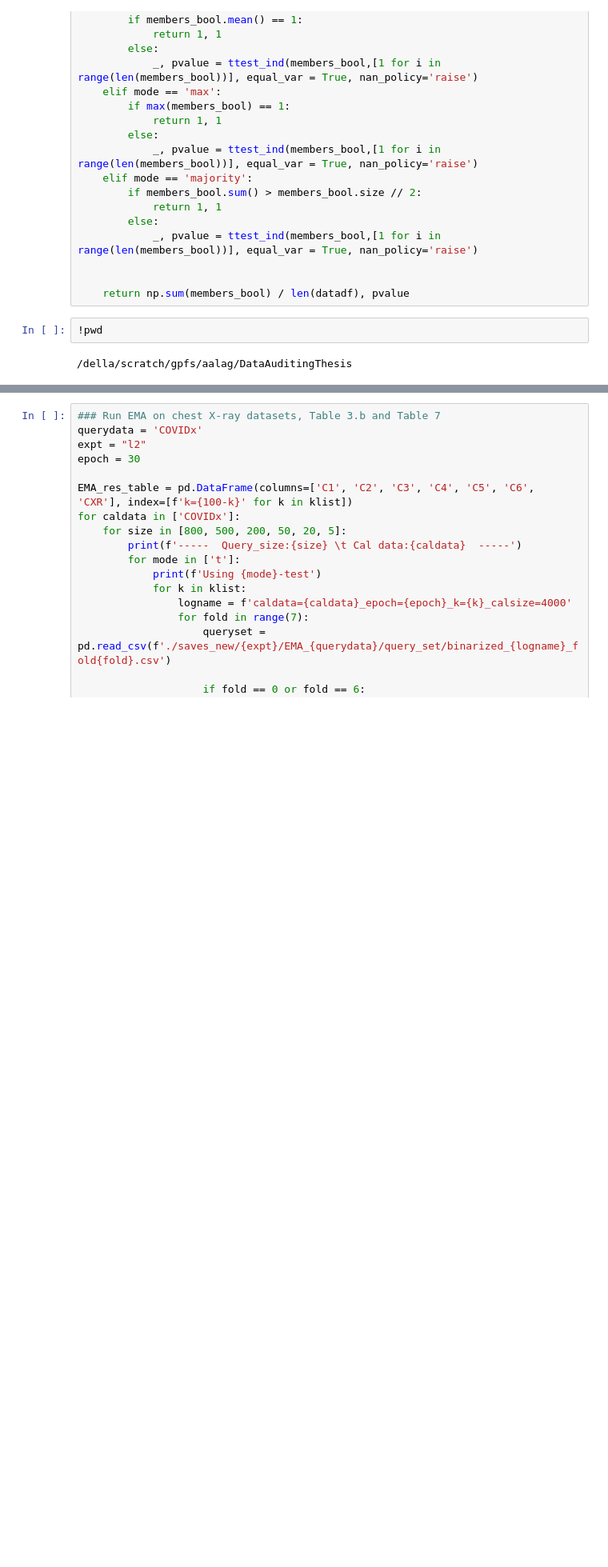
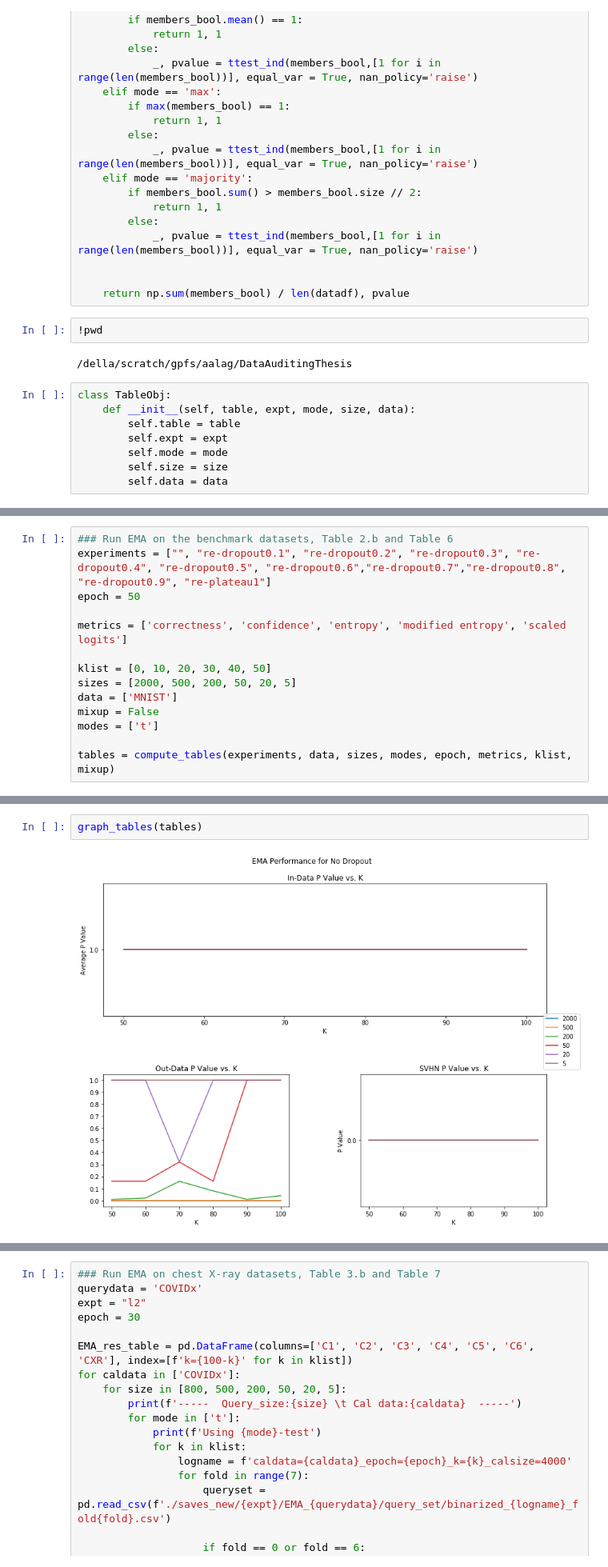
Before and after one commit to ayush-alag/DataAuditing, a Jupyter notebook: aggregate_result.ipynb, the cells around one changed output, grey strips where cells are left out. Shown at 80% size. Cells and saved outputs as stored; diff of their text form; blank space fills up the shorter version.

Commit message:
lots of python infra + dropout + plateau

```diff
--- a/aggregate_result.ipynb
+++ b/aggregate_result.ipynb
@@ -58,4 +40,12 @@ def get_member_ratio(datadf, metrics, thre_cnt=1, skip=[], mode='ks'):
 !pwd
 # %% [output]
 /della/scratch/gpfs/aalag/DataAuditingThesis
+# %%
+class TableObj:
+    def __init__(self, table, expt, mode, size, data):
+        self.table = table
+        self.expt = expt
+        self.mode = mode
+        self.size = size
+        self.data = data
 # %%
@@ -113,0 +85,14 @@ FileNotFoundError: [Errno 2] File b'./saves_new/dropout0.1/EMA_MNIST/query_set/b
+# %%
+### Run EMA on the benchmark datasets, Table 2.b and Table 6
+experiments = ["", "re-dropout0.1", "re-dropout0.2", "re-dropout0.3", "re-dropout0.4", "re-dropout0.5", "re-dropout0.6","re-dropout0.7","re-dropout0.8", "re-dropout0.9", "re-plateau1"]
+epoch = 50
+
+metrics = ['correctness', 'confidence', 'entropy', 'modified entropy', 'scaled logits']
+
+klist = [0, 10, 20, 30, 40, 50]
+sizes = [2000, 500, 200, 50, 20, 5]
+data = ['MNIST']
+mixup = False
+modes = ['t']
+
+tables = compute_tables(experiments, data, sizes, modes, epoch, metrics, klist, mixup)
@@ -113,0 +186,4 @@ FileNotFoundError: [Errno 2] File b'./saves_new/dropout0.1/EMA_MNIST/query_set/b
+# %%
+graph_tables(tables)
+# %% [output]
+[figure, added]
```
Also changed, not shown: parts of 8 cells of this notebook, 19 other files.
